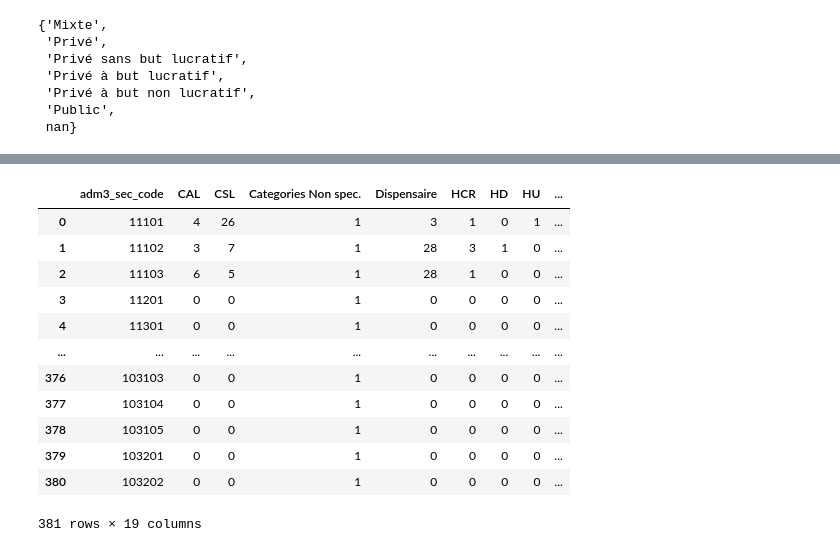
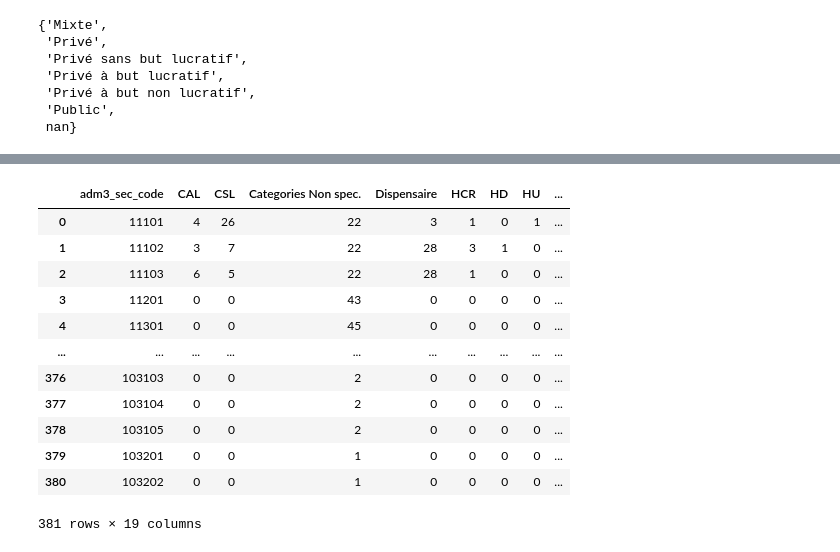
Before and after one commit to MarvelAmazon/covid19-vilnerability-map, a Jupyter notebook: notebook1.ipynb, the cells around one changed output, grey strips where cells are left out. Drawn from its saved outputs; the diff is of its cells as text; code cells hidden in the pictures.

```diff
--- a/notebook1.ipynb
+++ b/notebook1.ipynb
@@ -17,7 +107,6 @@ localtion_health_facilities_hospital = pd.read_excel('./dataset/haiti-healthsite
 # Remove the first column
 localtion_health_facilities_hospital.drop(index = 0, inplace =True)
 # display the dataset
-localtion_health_facilities_hospital=localtion_health_facilities_hospital.drop_duplicates()
 localtion_health_facilities_hospital.head()
 # %% [output]
 |  | Adm1code | adm1_fr | adm1_ht | adm2code | adm2_en | adm2_fr | adm3code | adm3_en | adm3_fr | Institution name | ... |
@@ -125,22 +211,27 @@ localtion_health_facilities_hospital.to_csv('./output/haiti-healthsites.csv')
 # %%
-sumary =localtion_health_facilities_hospital.groupby(['adm3_sec_code']).sum().reset_index().drop_duplicates()
+# summarizes site by categories and types by commune
+summary =localtion_health_facilities_hospital.groupby(['adm3_sec_code']).sum().reset_index().drop_duplicates()
+# display total of site by commune
 sumary2 = localtion_health_facilities_hospital.groupby(['adm3_sec_code']).size().to_frame().reset_index()
 sumary2.rename(columns={0:"Total"},inplace =True)
+# merges sumary and sumary 2 to
 sumary_haiti_healthsites = pd.merge(sumary,sumary2,how='inner',on='adm3_sec_code')
+# rename non digit characters
 sumary_haiti_healthsites['adm3_sec_code'] = sumary_haiti_healthsites['adm3_sec_code'].apply(lambda x:re.sub('\D','',x))
+# convert adm3_sec_code to int
 sumary_haiti_healthsites.adm3_sec_code =sumary_haiti_healthsites.astype('int')
 sumary_haiti_healthsites
 # %% [output]
 |  | adm3_sec_code | CAL | CSL | Categories Non spec. | Dispensaire | HCR | HD | HU | ... |
-| 0 | 11101 | 4 | 26 | 1 | 3 | 1 | 0 | 1 | ... |
-| 1 | 11102 | 3 | 7 | 1 | 28 | 3 | 1 | 0 | ... |
-| 2 | 11103 | 6 | 5 | 1 | 28 | 1 | 0 | 0 | ... |
-| 3 | 11201 | 0 | 0 | 1 | 0 | 0 | 0 | 0 | ... |
-| 4 | 11301 | 0 | 0 | 1 | 0 | 0 | 0 | 0 | ... |
+| 0 | 11101 | 4 | 26 | 22 | 3 | 1 | 0 | 1 | ... |
+| 1 | 11102 | 3 | 7 | 22 | 28 | 3 | 1 | 0 | ... |
+| 2 | 11103 | 6 | 5 | 22 | 28 | 1 | 0 | 0 | ... |
+| 3 | 11201 | 0 | 0 | 43 | 0 | 0 | 0 | 0 | ... |
+| 4 | 11301 | 0 | 0 | 45 | 0 | 0 | 0 | 0 | ... |
 | ... | ... | ... | ... | ... | ... | ... | ... | ... | ... |
-| 376 | 103103 | 0 | 0 | 1 | 0 | 0 | 0 | 0 | ... |
-| 377 | 103104 | 0 | 0 | 1 | 0 | 0 | 0 | 0 | ... |
-| 378 | 103105 | 0 | 0 | 1 | 0 | 0 | 0 | 0 | ... |
+| 376 | 103103 | 0 | 0 | 2 | 0 | 0 | 0 | 0 | ... |
+| 377 | 103104 | 0 | 0 | 2 | 0 | 0 | 0 | 0 | ... |
+| 378 | 103105 | 0 | 0 | 2 | 0 | 0 | 0 | 0 | ... |
 | 379 | 103201 | 0 | 0 | 1 | 0 | 0 | 0 | 0 | ... |
 | 380 | 103202 | 0 | 0 | 1 | 0 | 0 | 0 | 0 | ... |
 381 rows × 19 columns
```
Also changed, not shown: parts of 18 cells of this notebook, 5 other files.
